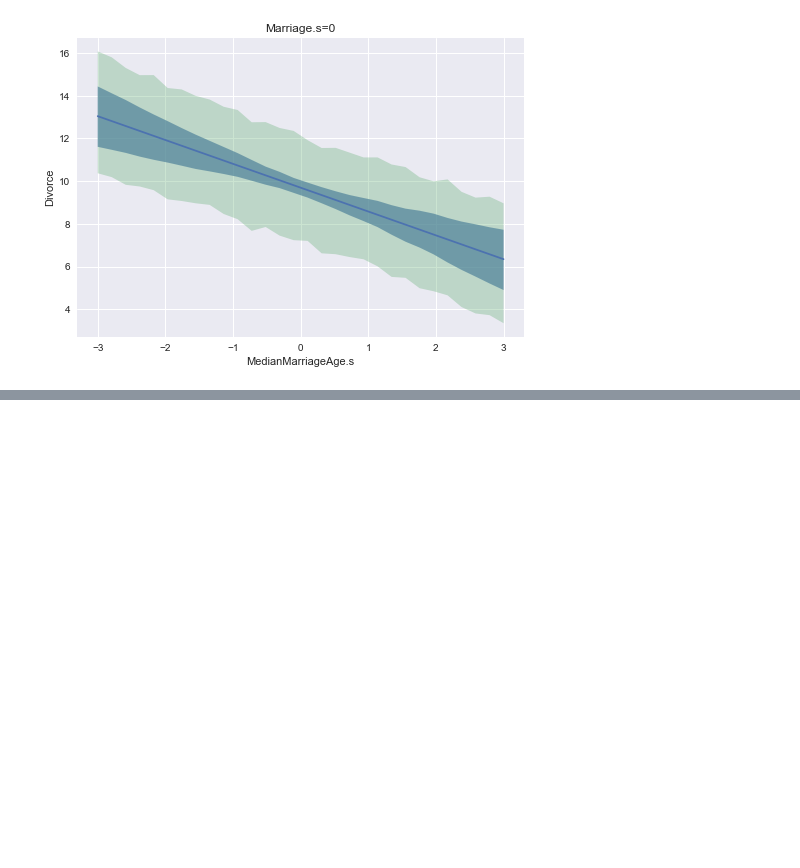
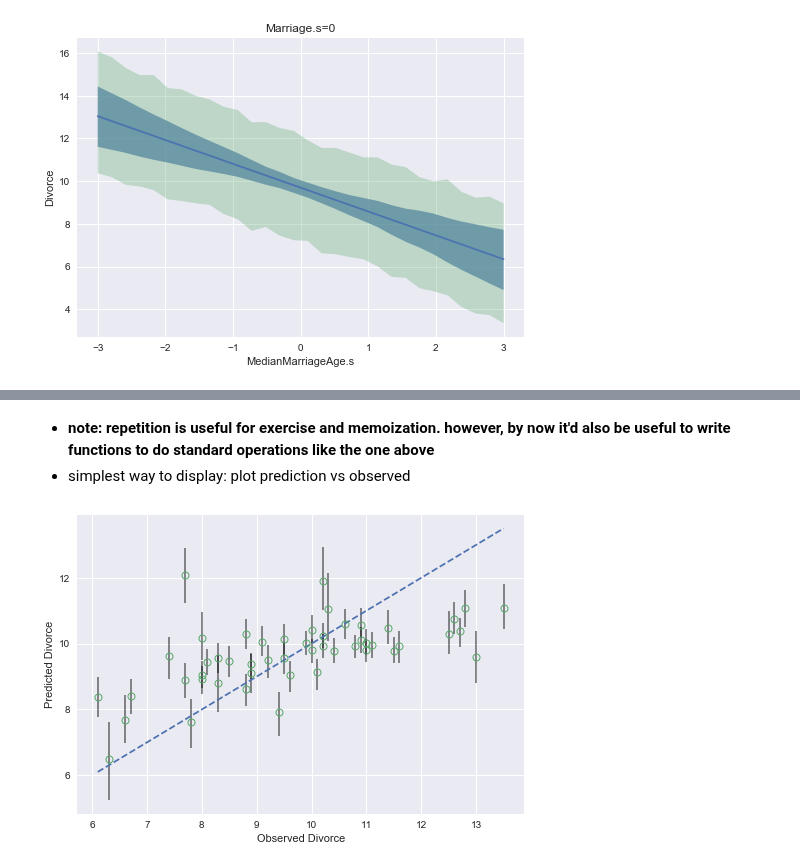
Before and after one commit to nwweber/statistical_rethinking, a Jupyter notebook: chapter_05_multivariate_linear_models.ipynb, the cells around one changed output, grey strips where cells are left out. Saved outputs shown, nothing was run; the diff lists cells and outputs as text; code cells hidden in the pictures; blank space fills up the shorter version.

```diff
--- a/chapter_05_multivariate_linear_models.ipynb
+++ b/chapter_05_multivariate_linear_models.ipynb
@@ -319,0 +329,40 @@ ax.fill_between(A_seq, y1=R_PI[:, 0], y2=R_PI[:, 1], alpha=0.3);
+# %%
+# Code 5.11
+
+# mu = samples of posterior for mu variable given by linear model for predictor combinations of original dataset
+# can use 'mu' values from trace_m5_3 which correspond to post. samples for original predictor values 0 thru 49
+trace_m5_3_pd = pm.trace_to_dataframe(trace_m5_3)
+
+# shape: n_mcmc_samples x n_original_data_points
+mu = trace_m5_3_pd.filter(like='mu__', axis=1)
+# shape: (n_original_data_points, )
+# '.values' so both mu_X variables have same datatype of ndarray
+mu_mean = mu.mean().values
+# shape: (n_original_data_points, 2)
+mu_PI = pm.hpd(mu.values, alpha=0.11)
+
+# shape: n_mcmc_samples x n_original_data_points
+divorce_sim = np.random.normal(
+    loc=mu.values,
+    scale=trace_m5_3_pd.sigma.values.reshape(-1, 1) # add 1 axis to make broadcastable
+)
+divorce_PI = pm.hpd(divorce_sim, alpha=0.11)
+# %% [markdown]
+* **note: repetition is useful for exercise and memoization. however, by now it'd also be useful to write functions to do standard operations like the one above**
+* simplest way to display: plot prediction vs observed
+# %%
+# Code 5.12
+fig, ax = plt.subplots();
+ax.set(xlabel='Observed Divorce', ylabel='Predicted Divorce');
+
+# if predictions were perfect they'd lie on this line, i.e. observed = predicted divorce
+observed_range = [d.Divorce.min(), d.Divorce.max()]
+ax.plot(observed_range, observed_range, '--');
+
+# actual observed vs predicted divorce
+ax.plot(d.Divorce, mu_mean, 'o', fillstyle='none', mew=1);
+
+# add confidence intervals around predictions
+ax.vlines(x=d.Divorce, ymin=mu_PI[:, 0], ymax=mu_PI[:, 1], alpha=0.5);
+# %% [output]
+[figure, added]
```
Also changed, not shown: parts of 8 cells of this notebook.
